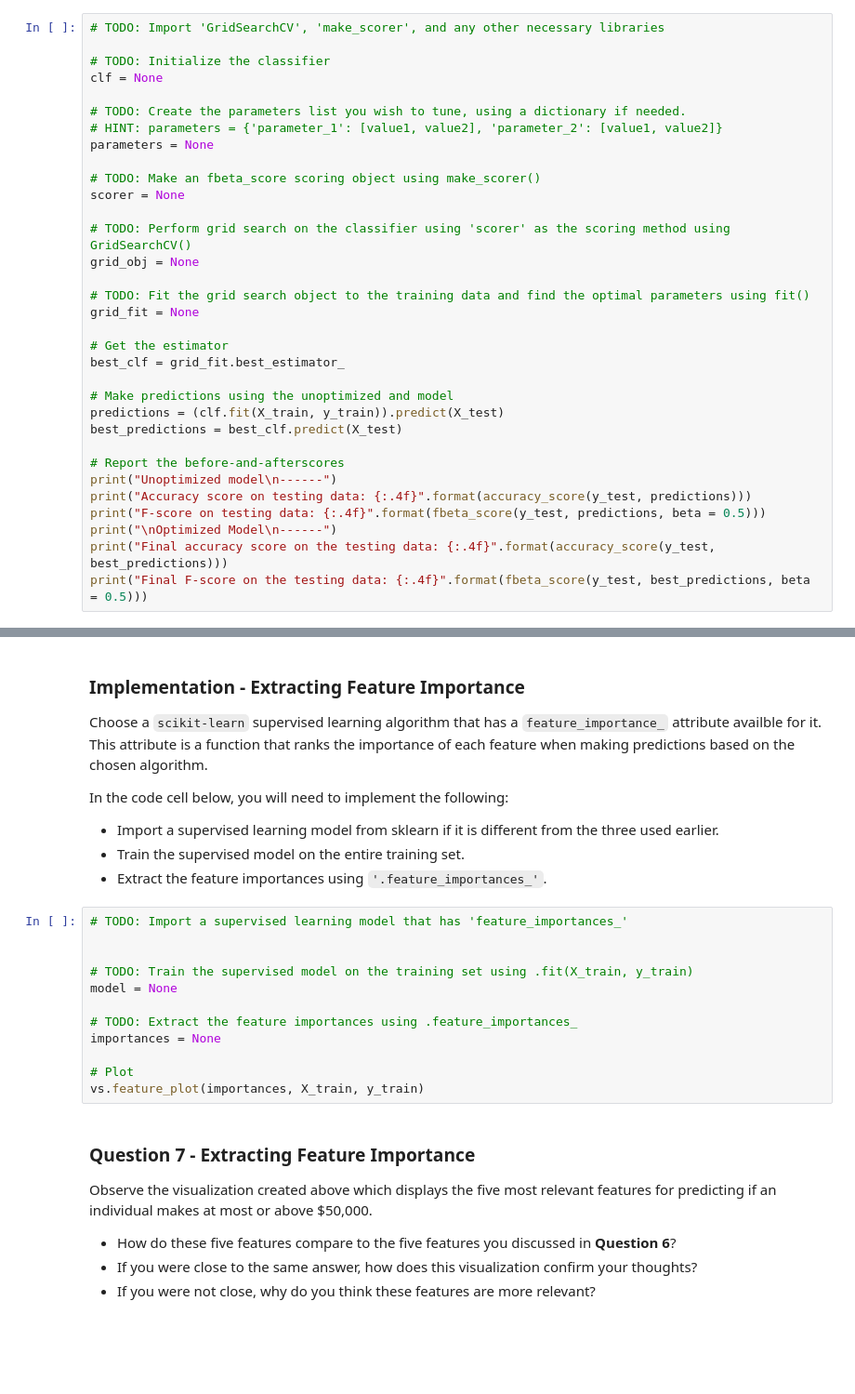
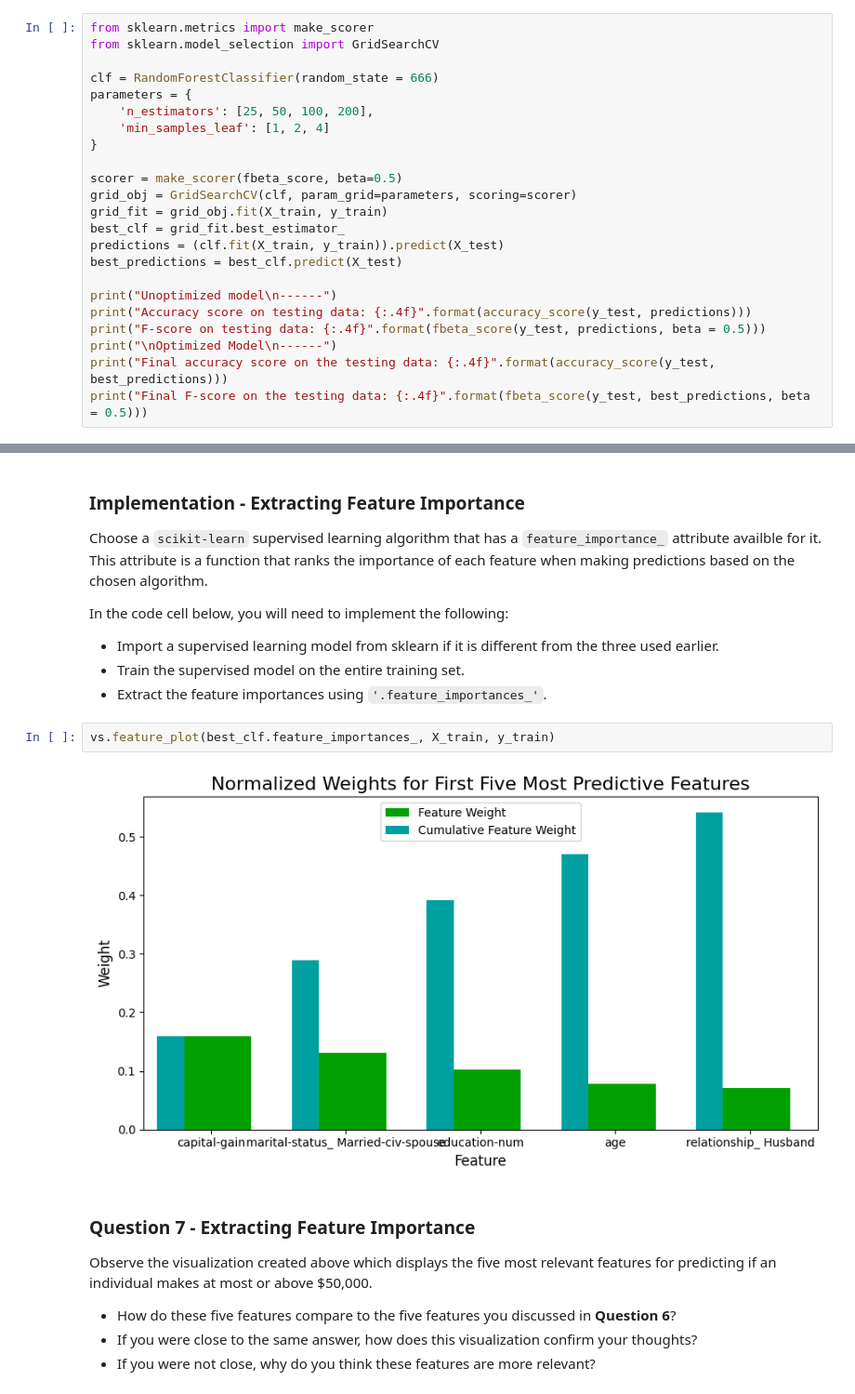
Before and after one commit to tallguyjenks/DSND_Term1, a Jupyter notebook: p1_charityml/finding_donors.ipynb, the cells around one changed output, grey strips where cells are left out. Shown at 93% size. Drawn from its saved outputs; the diff is of its cells as text; blank space fills up the shorter version.

```diff
--- a/p1_charityml/finding_donors.ipynb
+++ b/p1_charityml/finding_donors.ipynb
@@ -517,32 +544,22 @@ Fine tune the chosen model. Use grid search (`GridSearchCV`) with at least one i
 
 **Note:** Depending on the algorithm chosen and the parameter list, the following implementation may take some time to run!
 # %%
-# TODO: Import 'GridSearchCV', 'make_scorer', and any other necessary libraries
+from sklearn.metrics import make_scorer
+from sklearn.model_selection import GridSearchCV
 
-# TODO: Initialize the classifier
-clf = None
+clf = RandomForestClassifier(random_state = 666)
+parameters = {
+    'n_estimators': [25, 50, 100, 200],
+    'min_samples_leaf': [1, 2, 4]
+}
 
-# TODO: Create the parameters list you wish to tune, using a dictionary if needed.
-# HINT: parameters = {'parameter_1': [value1, value2], 'parameter_2': [value1, value2]}
-parameters = None
-
-# TODO: Make an fbeta_score scoring object using make_scorer()
-scorer = None
-
-# TODO: Perform grid search on the classifier using 'scorer' as the scoring method using GridSearchCV()
-grid_obj = None
-
-# TODO: Fit the grid search object to the training data and find the optimal parameters using fit()
-grid_fit = None
-
-# Get the estimator
+scorer = make_scorer(fbeta_score, beta=0.5)
+grid_obj = GridSearchCV(clf, param_grid=parameters, scoring=scorer)
+grid_fit = grid_obj.fit(X_train, y_train)
 best_clf = grid_fit.best_estimator_
-
-# Make predictions using the unoptimized and model
 predictions = (clf.fit(X_train, y_train)).predict(X_test)
 best_predictions = best_clf.predict(X_test)
 
-# Report the before-and-afterscores
 print("Unoptimized model\n------")
 print("Accuracy score on testing data: {:.4f}".format(accuracy_score(y_test, predictions)))
 print("F-score on testing data: {:.4f}".format(fbeta_score(y_test, predictions, beta = 0.5)))
@@ -586,18 +632,10 @@ In the code cell below, you will need to implement the following:
  - Import a supervised learning model from sklearn if it is different from the three used earlier.
  - Train the supervised model on the entire training set.
  - Extract the feature importances using `'.feature_importances_'`.
-# %%
-# TODO: Import a supervised learning model that has 'feature_importances_'
-
-
-# TODO: Train the supervised model on the training set using .fit(X_train, y_train)
-model = None
-
-# TODO: Extract the feature importances using .feature_importances_
-importances = None
-
-# Plot
-vs.feature_plot(importances, X_train, y_train)
+# %%
+vs.feature_plot(best_clf.feature_importances_, X_train, y_train)
+# %% [output]
+[figure, added]
 # %% [markdown]
 ### Question 7 - Extracting Feature Importance
 
```
Also changed, not shown: parts of 21 cells of this notebook.
